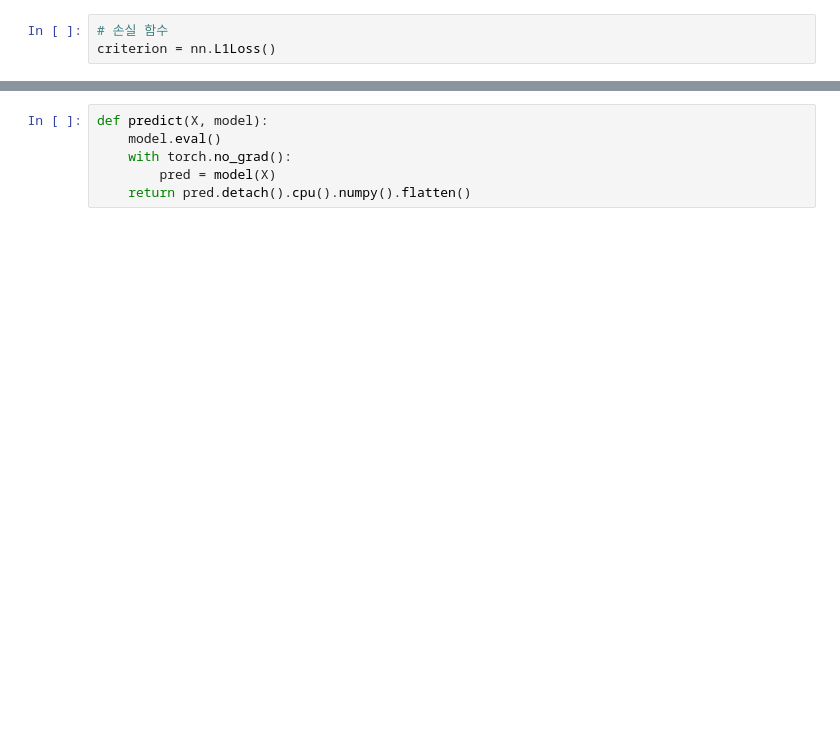
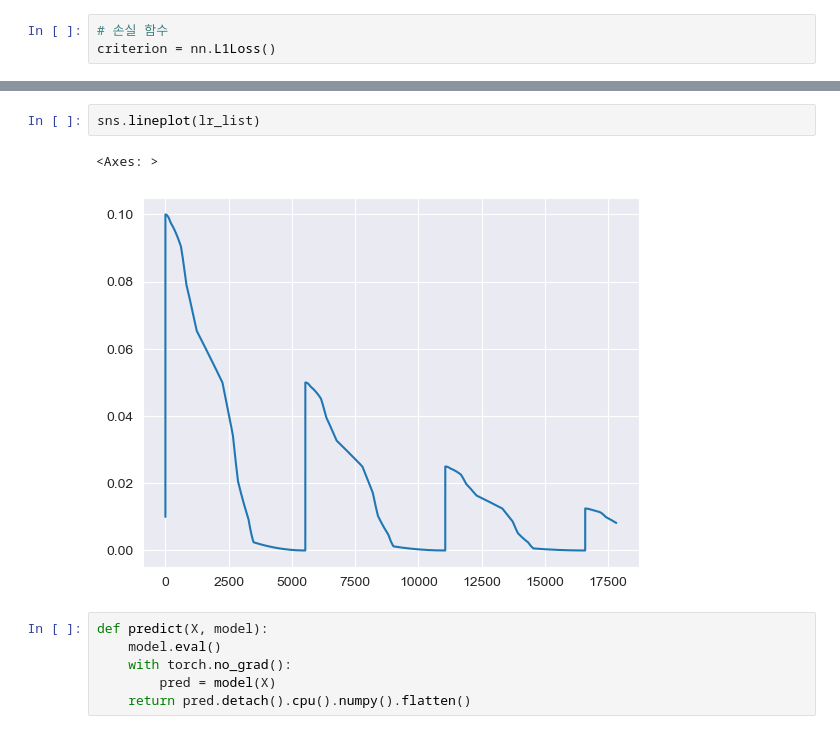
Before and after one commit to bootcamp6th-dl/optiver, a Jupyter notebook: sajacaros/03_ENHANCED/02_feature_engineering.ipynb, the cells around one changed output, grey strips where cells are left out. Saved outputs shown, nothing was run; the diff lists cells and outputs as text; blank space fills up the shorter version.

```diff
--- a/sajacaros/03_ENHANCED/02_feature_engineering.ipynb
+++ b/sajacaros/03_ENHANCED/02_feature_engineering.ipynb
@@ -536,3 +612,8 @@ sns.lineplot(valid_epoch_loss, label='valid')
+# %%
+sns.lineplot(lr_list)
+# %% [output]
+<Axes: >
+[figure, added]
 # %%
 def predict(X, model):
     model.eval()
```
Also changed, not shown: parts of 39 cells of this notebook, 1 other file.
